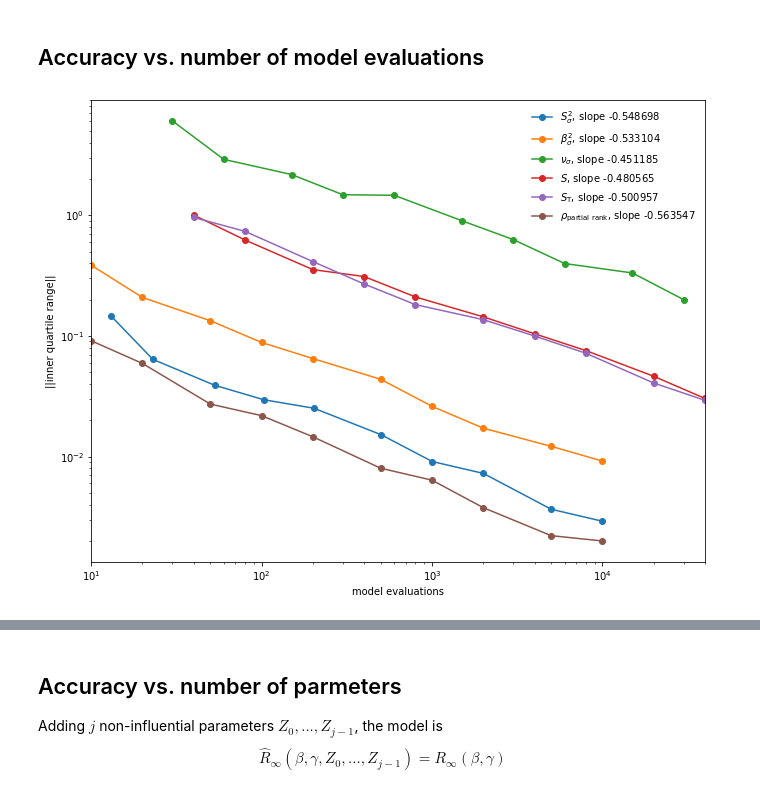
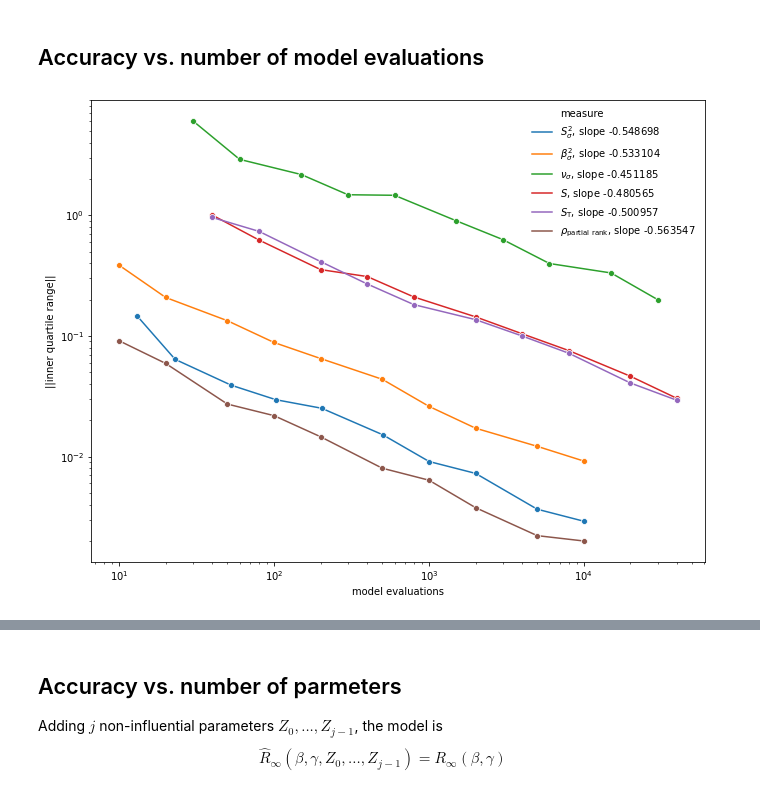
Before and after one commit to janmedlock/sensitivity_analysis, a Jupyter notebook: final_size.ipynb, the cells around one changed output, grey strips where cells are left out. Cells and saved outputs as stored; diff of their text form; code cells hidden in the pictures.

```diff
--- a/final_size.ipynb
+++ b/final_size.ipynb
@@ -128,11 +129,11 @@ means_LHS = pandas.Series(
      for _ in range(n_runs)],
     name='Latin hypercube sampling')
 
-seaborn.distplot(means_unstructured, label=means_unstructured.name)
-seaborn.distplot(means_LHS, label=means_LHS.name)
-pyplot.xlabel(f'mean $R_{{\infty}}$ over {n_samples} parameter samples')
-pyplot.ylabel('probability density')
-_ = pyplot.legend()
+ax = seaborn.distplot(means_unstructured, label=means_unstructured.name)
+seaborn.distplot(means_LHS, label=means_LHS.name, ax=ax)
+ax.set_xlabel(f'mean $R_{{\infty}}$ over {n_samples} parameter samples')
+ax.set_ylabel('probability density')
+_ = ax.legend()
 # %% [output]
 [figure]
 # %%
@@ -214,7 +218,7 @@ def plot_std(df):
     std = grouper.std()
     ax = std.plot(marker='o', logx=True, logy=True)
     ax.set_ylabel('standard deviation')
-    slope = estimate_slope_loglog(std)
+    slope = estimate_slope(std, logx=True, logy=True)
     ax.annotate(f'slope {slope:g}', (0.97, 0.95),
                 horizontalalignment='right',
                 verticalalignment='top',
@@ -412,9 +416,8 @@ def get_do_sample_levels(model, parameters, n_samples, n_runs):
     n_parameters = len(parameters)
     def do_sample_levels(cls):
         def do_runs(n_samples):
-            df = pandas.DataFrame([cls.calc(model, parameters, n_samples)
-                                   for _ in range(n_runs)])
-            return df
+            return pandas.DataFrame([cls.calc(model, parameters, n_samples)
+                                     for _ in range(n_runs)])
         def n_evals(n_samples):
             return cls.n_evals(n_samples, n_parameters)
         df = pandas.concat({n_evals(n): do_runs(n) for n in n_samples},
@@ -431,32 +434,45 @@ n_samples = (10, 20, 50,
 n_runs = 100
 do_sample_levels = get_do_sample_levels(model, parameters, n_samples, n_runs)
 measures = SensitivityMeasure.__subclasses__()
-measures = pandas.concat(
+measure_values = pandas.concat(
     {cls.label: do_sample_levels(cls) for cls in measures},
     axis='index', names=['measure'])
-# %%
-def IQR_norm(df, ord=2):
-    '''The norm of the inner quartile range of the rows of data.'''
-    return numpy.linalg.norm(IQR(df), ord=ord)
-
-
-def plot_norm(data, measure, norm, ax=None, **kwds):
-    # Apply the norm over the runs.
-    grouper = data.groupby(data.index.names[1:-1],
-                           sort=False)
-    ser = grouper.apply(norm, **kwds)
-    slope = estimate_slope_loglog(ser)
-    label = f'{measure}, slope {slope:g}'
-    return ser.plot(marker='o', label=label, ax=ax, logx=True, logy=True)
-
-
-(fig, ax) = pyplot.subplots(figsize=(11, 8.5))
-for (measure, df) in measures.groupby('measure'):
-    plot_norm(df, measure, IQR_norm, ax=ax)
-ax.set_ylabel('||inner quartile range||')
-_ = ax.legend()
-# %% [output]
-[figure, removed]
+# %%
+def IQR_norm(df, ord=2):
+    '''The norm of the inner quartile range of the rows of data.'''
+    return numpy.linalg.norm(IQR(df), ord=ord)
+
+
+def plot_norm(data, norm, ylabel, logx=False, logy=True, **kwds):
+    assert len(data.index.names) == 3
+    (hue, x) = data.index.names[:2]
+    y = ylabel
+    grouper = data.groupby([hue, x], sort=False)
+    val = grouper.apply(norm, **kwds)
+    df = val.rename(y, inplace=False).reset_index()
+    # Add slope to the outer level names for the legend.
+    slope = val.groupby(hue, sort=False).apply(estimate_slope, logx=logx, logy=logy)
+    hue_new = {k: f'{k}, slope {v:g}'
+               for (k, v) in slope.items()}
+    df.replace({hue: hue_new}, inplace=True)
+    (fig, ax) = pyplot.subplots(figsize=(11, 8.5))
+    seaborn.lineplot(data=df, x=x, y=y, hue=hue,
+                     marker='o', ax=ax)
+    if logx:
+        ax.set_xscale('log')
+    if logy:
+        ax.set_yscale('log')
+    return ax
+
+
+def plot_IQR_norm(data, **kwds):
+    ylabel = '||inner quartile range||'
+    return plot_norm(data, IQR_norm, ylabel, **kwds)
+
+
+_ = plot_IQR_norm(measure_values, logx=True)
+# %% [output]
+[figure, added]
 # %%
 def sqrt_cov_norm(df, ord=2):
     '''The norm of the square root of the covariance matrix.'''
```
Also changed, not shown: parts of 11 cells of this notebook.
